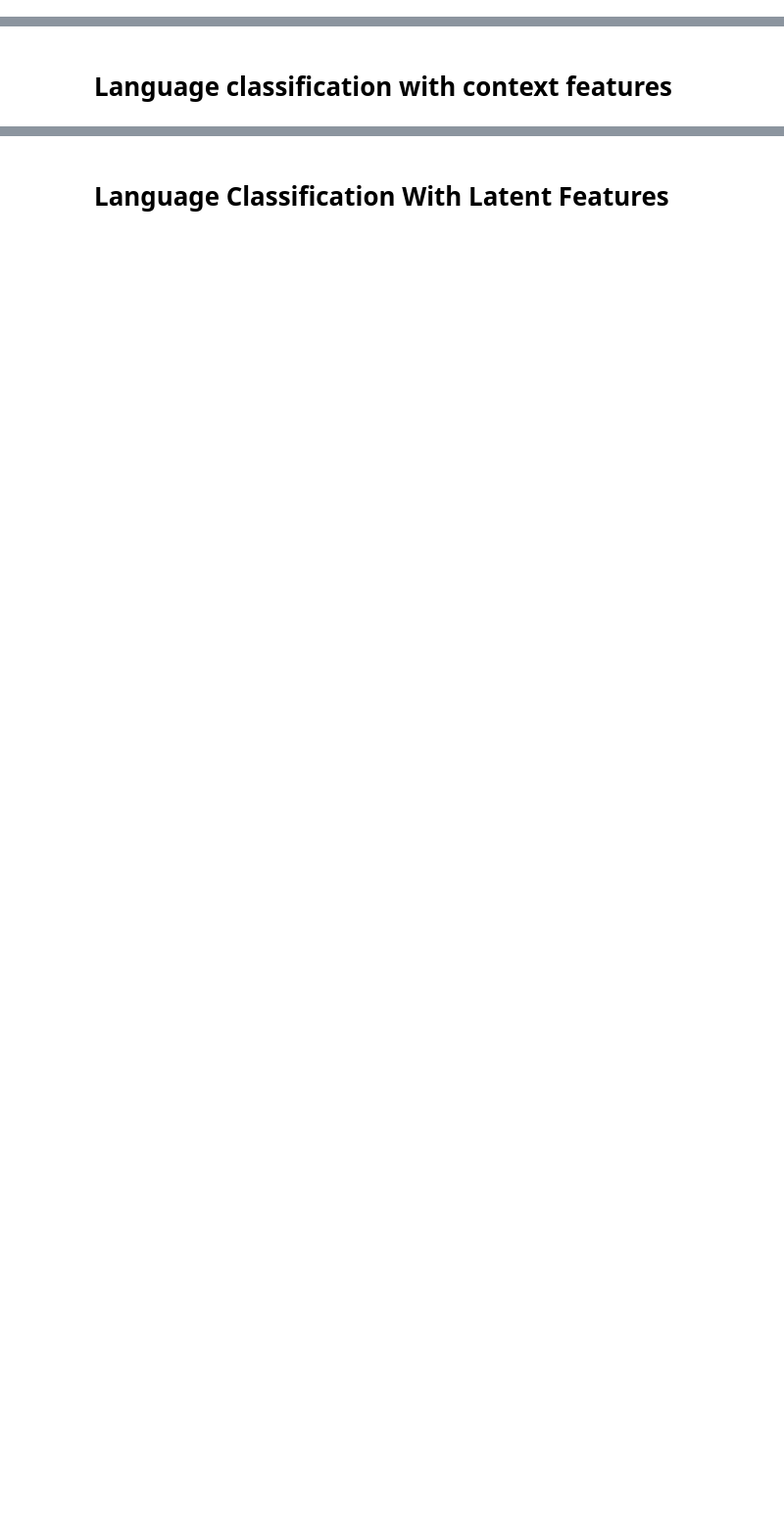
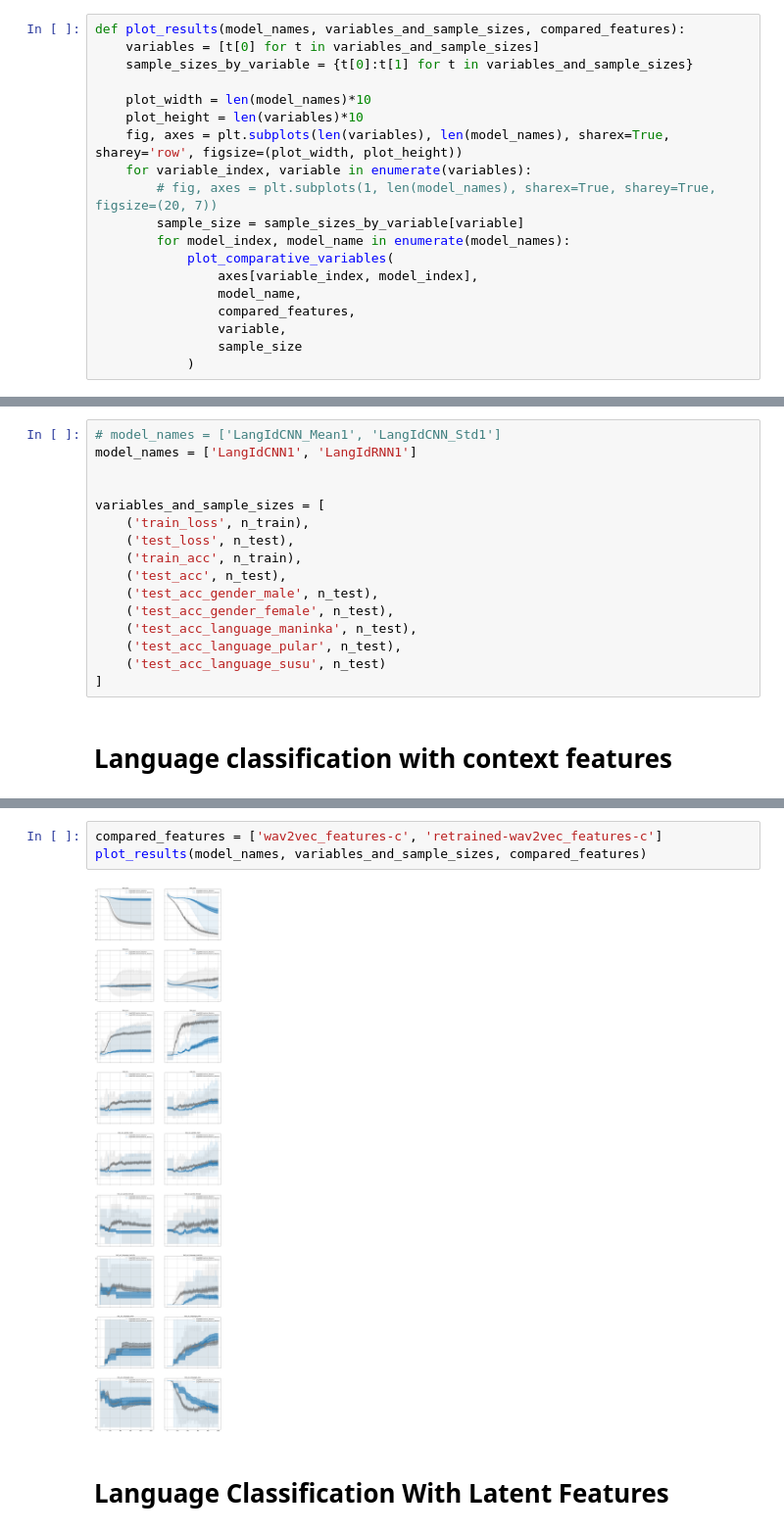
Before and after one commit to mdoumbouya/nicolingua, a Jupyter notebook: notebooks/003_gn_lang_classification_results.ipynb, the cells around one changed output, grey strips where cells are left out. Shown at 98% size. Cells and saved outputs as stored; diff of their text form; blank space fills up the shorter version.

```diff
--- a/notebooks/003_gn_lang_classification_results.ipynb
+++ b/notebooks/003_gn_lang_classification_results.ipynb
@@ -66,3 +176,22 @@ def plot_comparative_variables(ax, model_name, feature_prefixes, variable, sampl
     ax.grid(True)
     ax.title.set_text(variable)
     ax.legend()
+# %%
+def plot_results(model_names, variables_and_sample_sizes, compared_features):
+    variables = [t[0] for t in variables_and_sample_sizes]
+    sample_sizes_by_variable = {t[0]:t[1] for t in variables_and_sample_sizes}
+
+    plot_width = len(model_names)*10
+    plot_height = len(variables)*10
+    fig, axes = plt.subplots(len(variables), len(model_names), sharex=True, sharey='row', figsize=(plot_width, plot_height))
+    for variable_index, variable in enumerate(variables):
+        # fig, axes = plt.subplots(1, len(model_names), sharex=True, sharey=True, figsize=(20, 7))
+        sample_size = sample_sizes_by_variable[variable]
+        for model_index, model_name in enumerate(model_names):
+            plot_comparative_variables(
+                axes[variable_index, model_index],
+                model_name,
+                compared_features,
+                variable,
+                sample_size
+            )
@@ -69,2 +200,18 @@ def plot_comparative_variables(ax, model_name, feature_prefixes, variable, sampl
+# %%
+# model_names = ['LangIdCNN_Mean1', 'LangIdCNN_Std1']
+model_names = ['LangIdCNN1', 'LangIdRNN1']
+
+
+variables_and_sample_sizes = [
+    ('train_loss', n_train),
+    ('test_loss', n_test),
+    ('train_acc', n_train),
+    ('test_acc', n_test),
+    ('test_acc_gender_male', n_test),
+    ('test_acc_gender_female', n_test),
+    ('test_acc_language_maninka', n_test),
+    ('test_acc_language_pular', n_test),
+    ('test_acc_language_susu', n_test)
+]
 # %% [markdown]
 # Language classification with context features
@@ -106,2 +218,7 @@ LangIdRNN2, retrained-wav2vec_features-c test_acc, max: 0.5151515151515151
+# %%
+compared_features = ['wav2vec_features-c', 'retrained-wav2vec_features-c']
+plot_results(model_names, variables_and_sample_sizes, compared_features)
+# %% [output]
+[figure, added]
 # %% [markdown]
 # Language Classification With Latent Features
```
Also changed, not shown: parts of 12 cells of this notebook, 7 other files.
